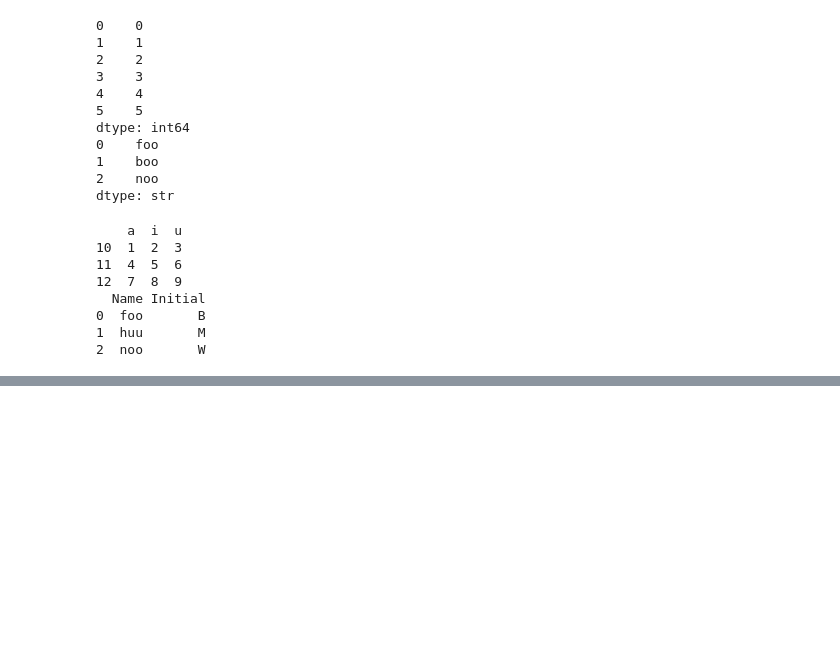
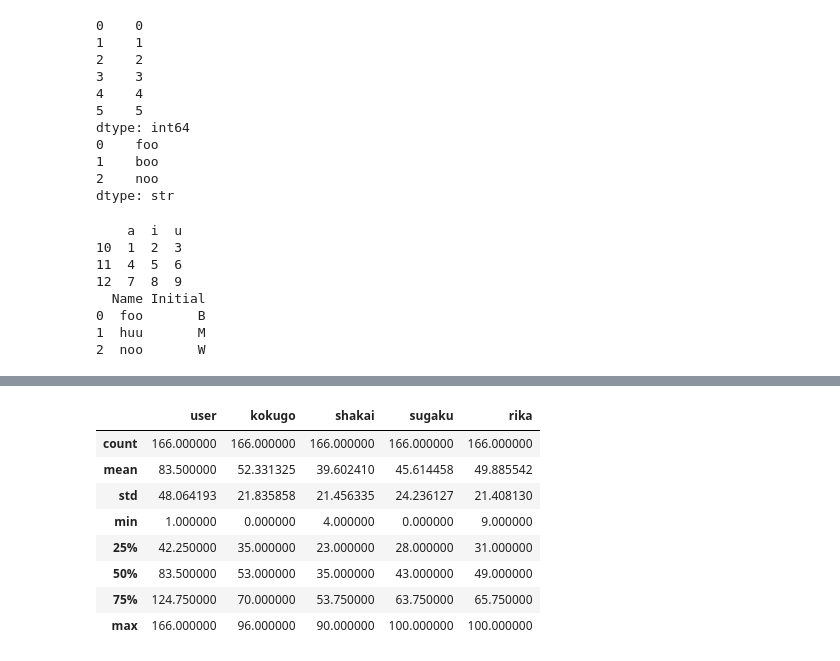
Before and after one commit to Shogo-Namaisawa/premaster_data_mining, a Jupyter notebook: code/lecture3.ipynb, the cells around one changed output, grey strips where cells are left out. Saved outputs shown, nothing was run; the diff lists cells and outputs as text; code cells hidden in the pictures; blank space fills up the shorter version.

```diff
--- a/code/lecture3.ipynb
+++ b/code/lecture3.ipynb
@@ -89,0 +551,3 @@ print(df2)
+# %%
+score = pd.read_csv('data/user_score.csv')
+score.head(5)
@@ -89,0 +561,12 @@ print(df2)
+# %%
+score.describe()
+# %% [output]
+|  | user | kokugo | shakai | sugaku | rika |
+| count | 166.000000 | 166.000000 | 166.000000 | 166.000000 | 166.000000 |
+| mean | 83.500000 | 52.331325 | 39.602410 | 45.614458 | 49.885542 |
+| std | 48.064193 | 21.835858 | 21.456335 | 24.236127 | 21.408130 |
+| min | 1.000000 | 0.000000 | 4.000000 | 0.000000 | 9.000000 |
+| 25% | 42.250000 | 35.000000 | 23.000000 | 28.000000 | 31.000000 |
+| 50% | 83.500000 | 53.000000 | 35.000000 | 43.000000 | 49.000000 |
+| 75% | 124.750000 | 70.000000 | 53.750000 | 63.750000 | 65.750000 |
+| max | 166.000000 | 96.000000 | 90.000000 | 100.000000 | 100.000000 |
```
Also changed, not shown: parts of 61 cells of this notebook, 1 other file.
